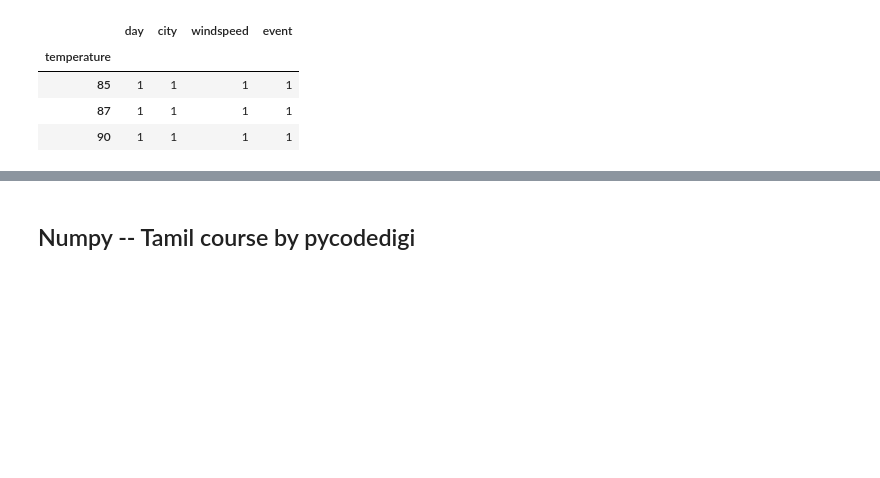
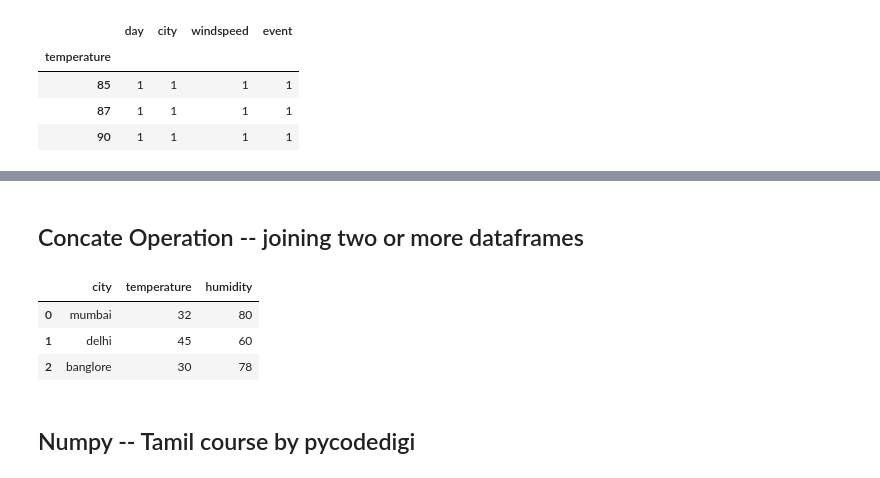
Before and after one commit to uba-sagan/Projects, a Jupyter notebook: Data_Analytics/Pandas.ipynb, the cells around one changed output, grey strips where cells are left out. Drawn from its saved outputs; the diff is of its cells as text; code cells hidden in the pictures; blank space fills up the shorter version.

Commit message:
pandas practise code

```diff
--- a/Data_Analytics/Pandas.ipynb
+++ b/Data_Analytics/Pandas.ipynb
@@ -1187,2 +1222,18 @@ def days_seperation():
+# %% [markdown]
+## Concate Operation -- joining two or more dataframes
+# %%
+import pandas as pd
+
+india_weather = pd.DataFrame({
+    "city": ["mumbai","delhi","banglore"],
+    "temperature": [32,45,30],
+    "humidity": [80, 60, 78]
+})
+india_weather
+# %% [output]
+|  | city | temperature | humidity |
+| 0 | mumbai | 32 | 80 |
+| 1 | delhi | 45 | 60 |
+| 2 | banglore | 30 | 78 |
 # %% [markdown]
 ## Numpy -- Tamil course by pycodedigi
```
Also changed, not shown: parts of 5 cells of this notebook.
